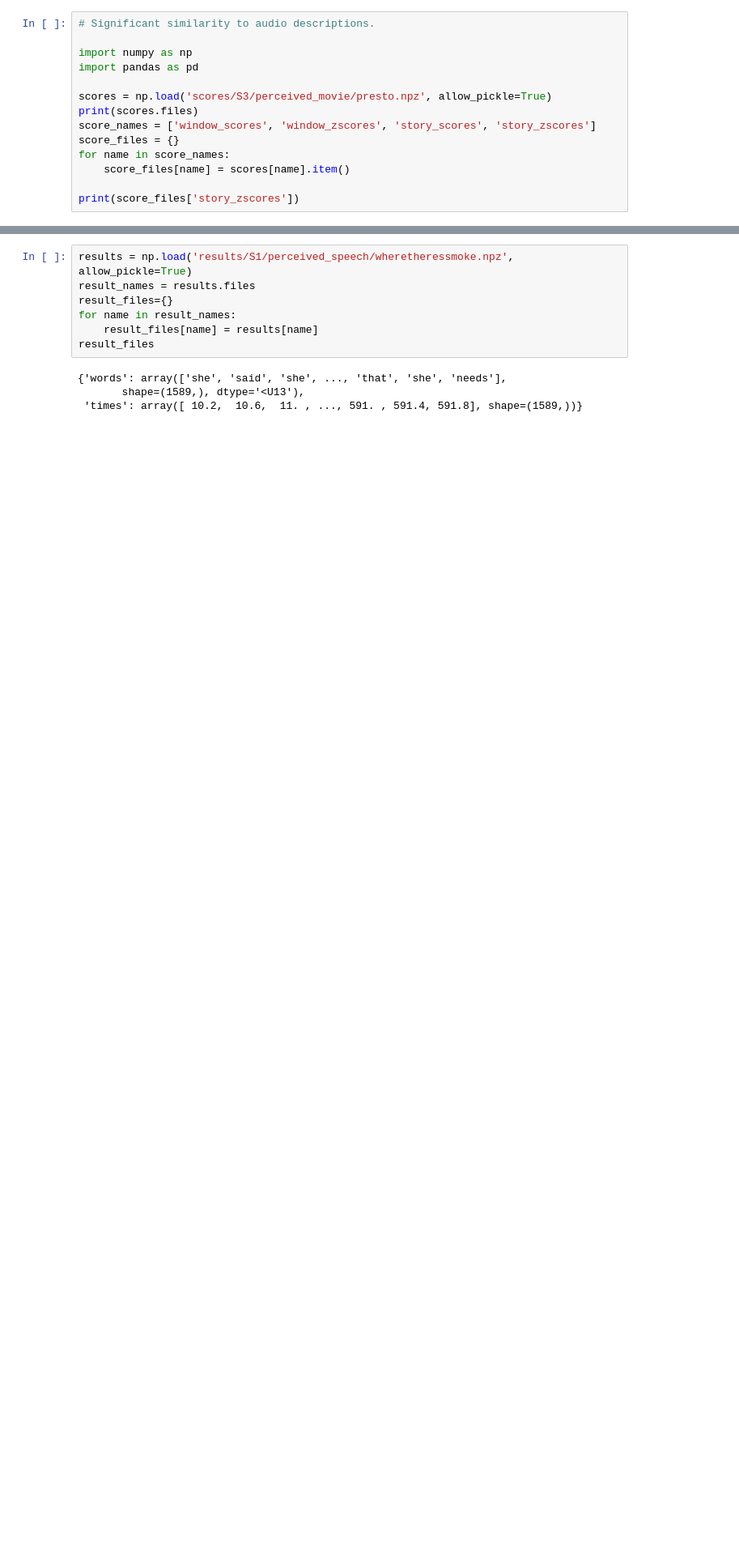
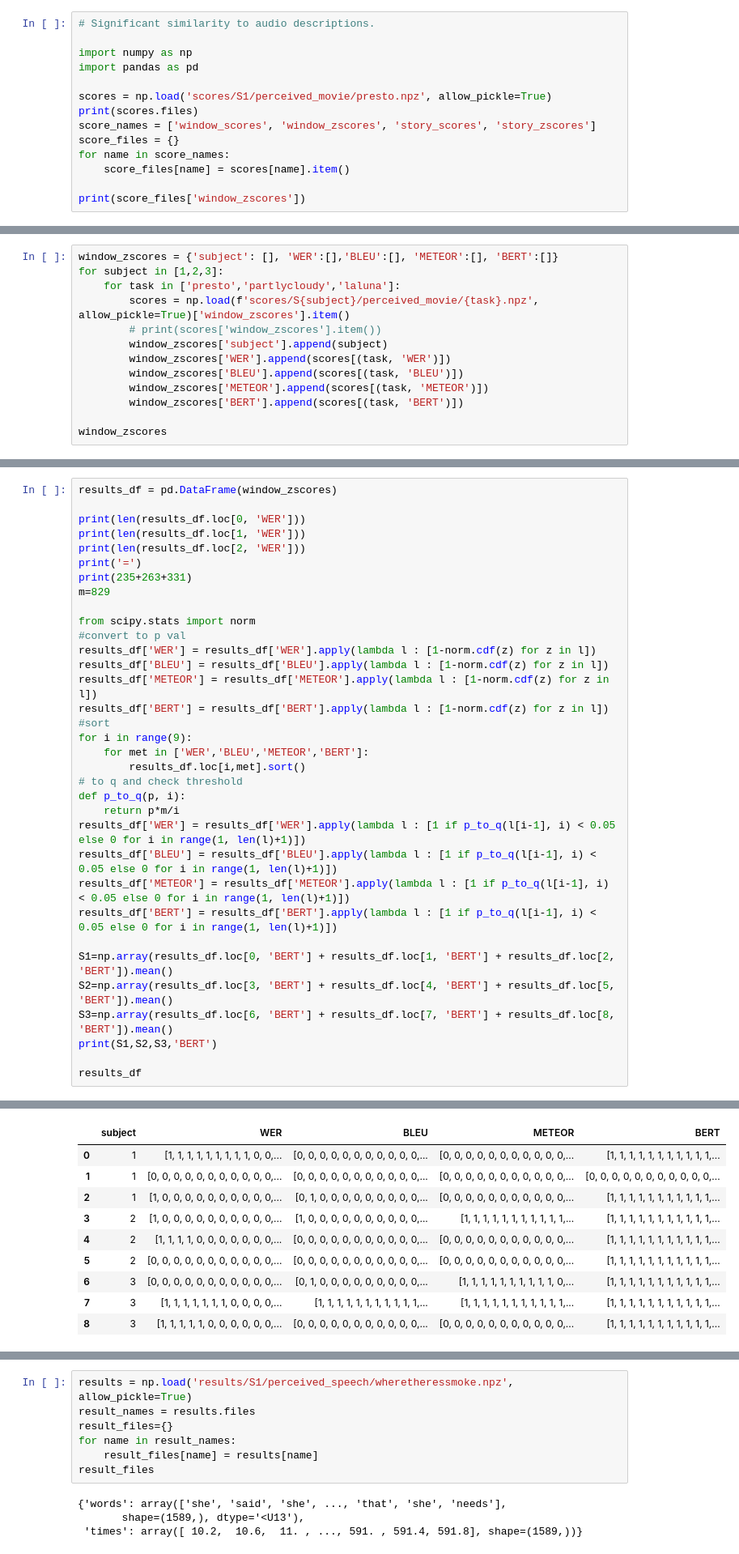
Before and after one commit to imranson/semantic-decoding, a Jupyter notebook: decoding/temp/explore_eval_perceived_movie.ipynb, the cells around one changed output, grey strips where cells are left out. Shown at 81% size. Cells and saved outputs as stored; diff of their text form; blank space fills up the shorter version.

Commit message:
added perceived_movie significantly decoded time points data

```diff
--- a/decoding/temp/explore_eval_perceived_movie.ipynb
+++ b/decoding/temp/explore_eval_perceived_movie.ipynb
@@ -4,13 +4,13 @@
 import numpy as np
 import pandas as pd
 
-scores = np.load('scores/S3/perceived_movie/presto.npz', allow_pickle=True)
+scores = np.load('scores/S1/perceived_movie/presto.npz', allow_pickle=True)
 print(scores.files)
 score_names = ['window_scores', 'window_zscores', 'story_scores', 'story_zscores']
 score_files = {}
 for name in score_names:
     score_files[name] = scores[name].item()
 
-print(score_files['story_zscores'])
+print(score_files['window_zscores'])
 # %% [output]
 ['window_scores', 'window_zscores', 'story_scores', 'story_zscores']
@@ -20,0 +33,13 @@ print(score_files['story_zscores'])
+# %%
+window_zscores = {'subject': [], 'WER':[],'BLEU':[], 'METEOR':[], 'BERT':[]}
+for subject in [1,2,3]:
+    for task in ['presto','partlycloudy','laluna']:
+        scores = np.load(f'scores/S{subject}/perceived_movie/{task}.npz', allow_pickle=True)['window_zscores'].item()
+        # print(scores['window_zscores'].item())
+        window_zscores['subject'].append(subject)
+        window_zscores['WER'].append(scores[(task, 'WER')])
+        window_zscores['BLEU'].append(scores[(task, 'BLEU')])
+        window_zscores['METEOR'].append(scores[(task, 'METEOR')])
+        window_zscores['BERT'].append(scores[(task, 'BERT')])
+
+window_zscores
@@ -20,0 +64,35 @@ print(score_files['story_zscores'])
+# %%
+results_df = pd.DataFrame(window_zscores)
+
+print(len(results_df.loc[0, 'WER']))
+print(len(results_df.loc[1, 'WER']))
+print(len(results_df.loc[2, 'WER']))
+print('=')
+print(235+263+331)
+m=829
+
+from scipy.stats import norm
+#convert to p val
+results_df['WER'] = results_df['WER'].apply(lambda l : [1-norm.cdf(z) for z in l])
+results_df['BLEU'] = results_df['BLEU'].apply(lambda l : [1-norm.cdf(z) for z in l])
+results_df['METEOR'] = results_df['METEOR'].apply(lambda l : [1-norm.cdf(z) for z in l])
+results_df['BERT'] = results_df['BERT'].apply(lambda l : [1-norm.cdf(z) for z in l])
+#sort
+for i in range(9):
+    for met in ['WER','BLEU','METEOR','BERT']:
+        results_df.loc[i,met].sort()
+# to q and check threshold
+def p_to_q(p, i):
+    return p*m/i
+results_df['WER'] = results_df['WER'].apply(lambda l : [1 if p_to_q(l[i-1], i) < 0.05 else 0 for i in range(1, len(l)+1)])
+results_df['BLEU'] = results_df['BLEU'].apply(lambda l : [1 if p_to_q(l[i-1], i) < 0.05 else 0 for i in range(1, len(l)+1)])
+results_df['METEOR'] = results_df['METEOR'].apply(lambda l : [1 if p_to_q(l[i-1], i) < 0.05 else 0 for i in range(1, len(l)+1)])
+results_df['BERT'] = results_df['BERT'].apply(lambda l : [1 if p_to_q(l[i-1], i) < 0.05 else 0 for i in range(1, len(l)+1)])
+
+S1=np.array(results_df.loc[0, 'BERT'] + results_df.loc[1, 'BERT'] + results_df.loc[2, 'BERT']).mean()
+S2=np.array(results_df.loc[3, 'BERT'] + results_df.loc[4, 'BERT'] + results_df.loc[5, 'BERT']).mean()
+S3=np.array(results_df.loc[6, 'BERT'] + results_df.loc[7, 'BERT'] + results_df.loc[8, 'BERT']).mean()
+print(S1,S2,S3,'BERT')
+
+results_df
+# %% [output]
@@ -20,0 +105,10 @@ print(score_files['story_zscores'])
+|  | subject | WER | BLEU | METEOR | BERT |
+| 0 | 1 | [1, 1, 1, 1, 1, 1, 1, 1, 1, 0, 0,... | [0, 0, 0, 0, 0, 0, 0, 0, 0, 0, 0,... | [0, 0, 0, 0, 0, 0, 0, 0, 0, 0, 0,... | [1, 1, 1, 1, 1, 1, 1, 1, 1, 1, 1,... |
+| 1 | 1 | [0, 0, 0, 0, 0, 0, 0, 0, 0, 0, 0,... | [0, 0, 0, 0, 0, 0, 0, 0, 0, 0, 0,... | [0, 0, 0, 0, 0, 0, 0, 0, 0, 0, 0,... | [0, 0, 0, 0, 0, 0, 0, 0, 0, 0, 0,... |
+| 2 | 1 | [1, 0, 0, 0, 0, 0, 0, 0, 0, 0, 0,... | [0, 1, 0, 0, 0, 0, 0, 0, 0, 0, 0,... | [0, 0, 0, 0, 0, 0, 0, 0, 0, 0, 0,... | [1, 1, 1, 1, 1, 1, 1, 1, 1, 1, 1,... |
+| 3 | 2 | [1, 0, 0, 0, 0, 0, 0, 0, 0, 0, 0,... | [1, 0, 0, 0, 0, 0, 0, 0, 0, 0, 0,... | [1, 1, 1, 1, 1, 1, 1, 1, 1, 1, 1,... | [1, 1, 1, 1, 1, 1, 1, 1, 1, 1, 1,... |
+| 4 | 2 | [1, 1, 1, 1, 0, 0, 0, 0, 0, 0, 0,... | [0, 0, 0, 0, 0, 0, 0, 0, 0, 0, 0,... | [0, 0, 0, 0, 0, 0, 0, 0, 0, 0, 0,... | [1, 1, 1, 1, 1, 1, 1, 1, 1, 1, 1,... |
+| 5 | 2 | [0, 0, 0, 0, 0, 0, 0, 0, 0, 0, 0,... | [0, 0, 0, 0, 0, 0, 0, 0, 0, 0, 0,... | [0, 0, 0, 0, 0, 0, 0, 0, 0, 0, 0,... | [1, 1, 1, 1, 1, 1, 1, 1, 1, 1, 1,... |
+| 6 | 3 | [0, 0, 0, 0, 0, 0, 0, 0, 0, 0, 0,... | [0, 1, 0, 0, 0, 0, 0, 0, 0, 0, 0,... | [1, 1, 1, 1, 1, 1, 1, 1, 1, 1, 0,... | [1, 1, 1, 1, 1, 1, 1, 1, 1, 1, 1,... |
+| 7 | 3 | [1, 1, 1, 1, 1, 1, 1, 0, 0, 0, 0,... | [1, 1, 1, 1, 1, 1, 1, 1, 1, 1, 1,... | [1, 1, 1, 1, 1, 1, 1, 1, 1, 1, 1,... | [1, 1, 1, 1, 1, 1, 1, 1, 1, 1, 1,... |
+| 8 | 3 | [1, 1, 1, 1, 1, 0, 0, 0, 0, 0, 0,... | [0, 0, 0, 0, 0, 0, 0, 0, 0, 0, 0,... | [0, 0, 0, 0, 0, 0, 0, 0, 0, 0, 0,... | [1, 1, 1, 1, 1, 1, 1, 1, 1, 1, 1,... |
```
Also changed, not shown: parts of 5 cells of this notebook, 2 other files.
